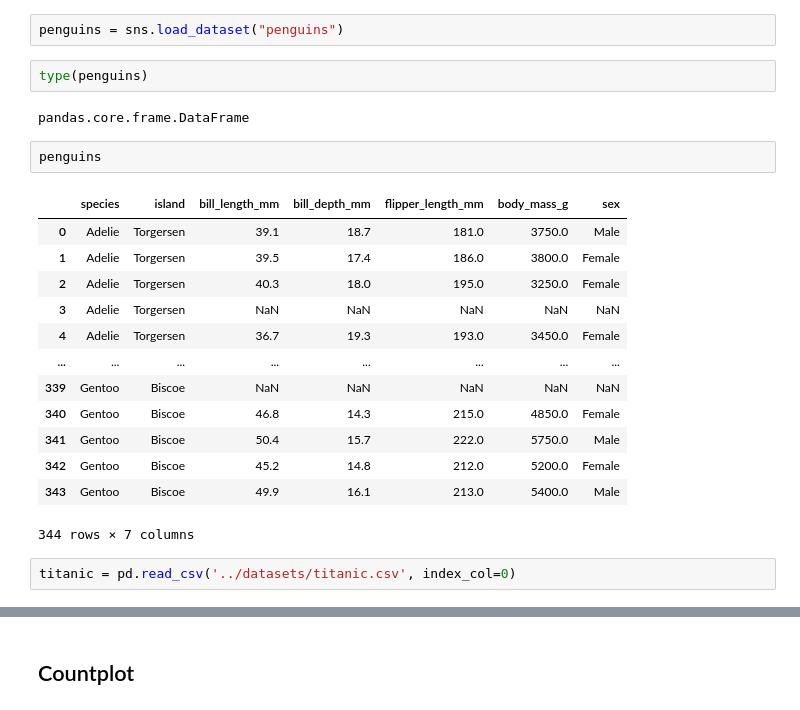
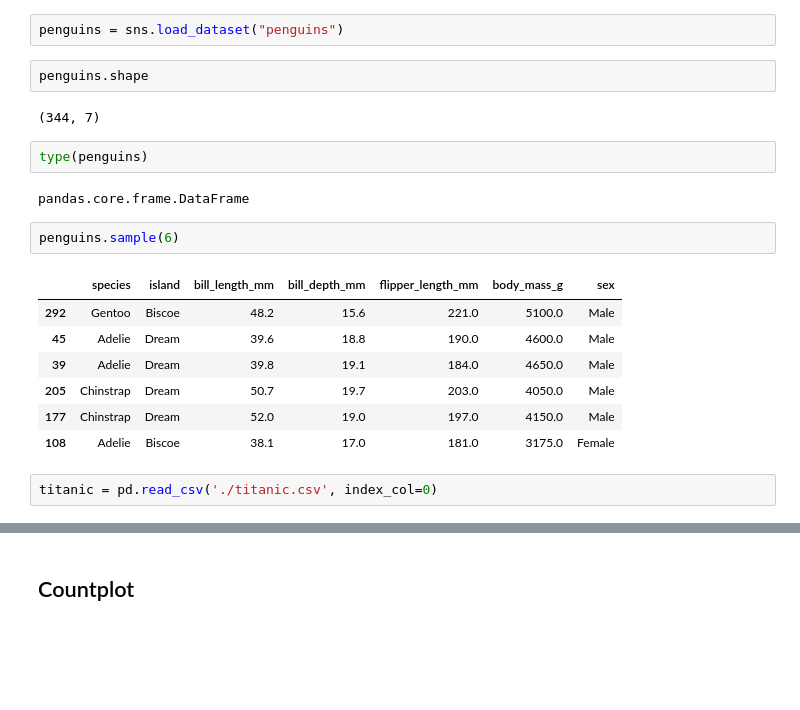
Before and after one commit to Ironhack-Data-Madrid-Enero-2021/Classroom-Materials, a Jupyter notebook: week_02/04-visualization.ipynb, the cells around one changed output, grey strips where cells are left out. Cells and saved outputs as stored; diff of their text form; blank space fills up the shorter version.

```diff
--- a/week_02/03-visualization.ipynb
+++ b/week_02/04-visualization.ipynb
@@ -16,26 +18,24 @@ I mainly use option `2`
 ## Load some datasets
 # %%
 penguins = sns.load_dataset("penguins")
+# %%
+penguins.shape
+# %% [output]
+(344, 7)
 # %%
 type(penguins)
 # %% [output]
 pandas.core.frame.DataFrame
 # %%
-penguins
+penguins.sample(6)
 # %% [output]
 |  | species | island | bill_length_mm | bill_depth_mm | flipper_length_mm | body_mass_g | sex |
-| 0 | Adelie | Torgersen | 39.1 | 18.7 | 181.0 | 3750.0 | Male |
-| 1 | Adelie | Torgersen | 39.5 | 17.4 | 186.0 | 3800.0 | Female |
-| 2 | Adelie | Torgersen | 40.3 | 18.0 | 195.0 | 3250.0 | Female |
-| 3 | Adelie | Torgersen | NaN | NaN | NaN | NaN | NaN |
-| 4 | Adelie | Torgersen | 36.7 | 19.3 | 193.0 | 3450.0 | Female |
-| ... | ... | ... | ... | ... | ... | ... | ... |
-| 339 | Gentoo | Biscoe | NaN | NaN | NaN | NaN | NaN |
-| 340 | Gentoo | Biscoe | 46.8 | 14.3 | 215.0 | 4850.0 | Female |
-| 341 | Gentoo | Biscoe | 50.4 | 15.7 | 222.0 | 5750.0 | Male |
-| 342 | Gentoo | Biscoe | 45.2 | 14.8 | 212.0 | 5200.0 | Female |
-| 343 | Gentoo | Biscoe | 49.9 | 16.1 | 213.0 | 5400.0 | Male |
+| 292 | Gentoo | Biscoe | 48.2 | 15.6 | 221.0 | 5100.0 | Male |
+| 45 | Adelie | Dream | 39.6 | 18.8 | 190.0 | 4600.0 | Male |
+| 39 | Adelie | Dream | 39.8 | 19.1 | 184.0 | 4650.0 | Male |
+| 205 | Chinstrap | Dream | 50.7 | 19.7 | 203.0 | 4050.0 | Male |
+| 177 | Chinstrap | Dream | 52.0 | 19.0 | 197.0 | 4150.0 | Male |
+| 108 | Adelie | Biscoe | 38.1 | 17.0 | 181.0 | 3175.0 | Female |
-344 rows × 7 columns
 # %%
-titanic = pd.read_csv('../datasets/titanic.csv', index_col=0)
+titanic = pd.read_csv('./titanic.csv', index_col=0)
 # %%
```
Also changed, not shown: parts of 35 cells of this notebook, 2 other files.
